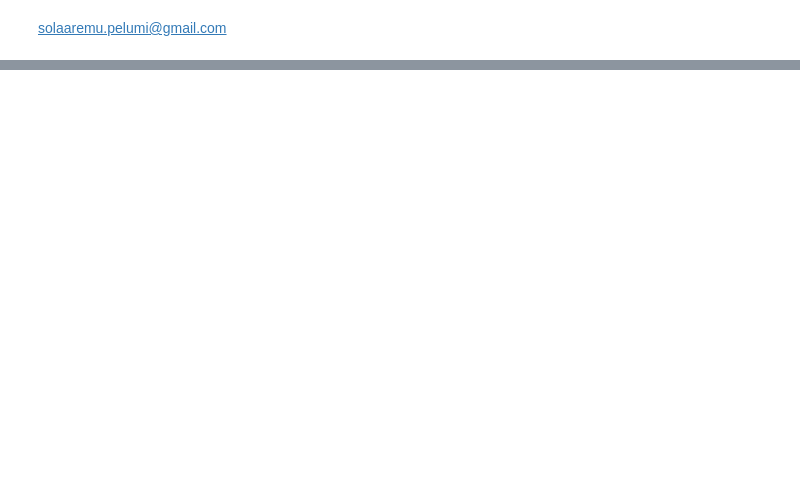
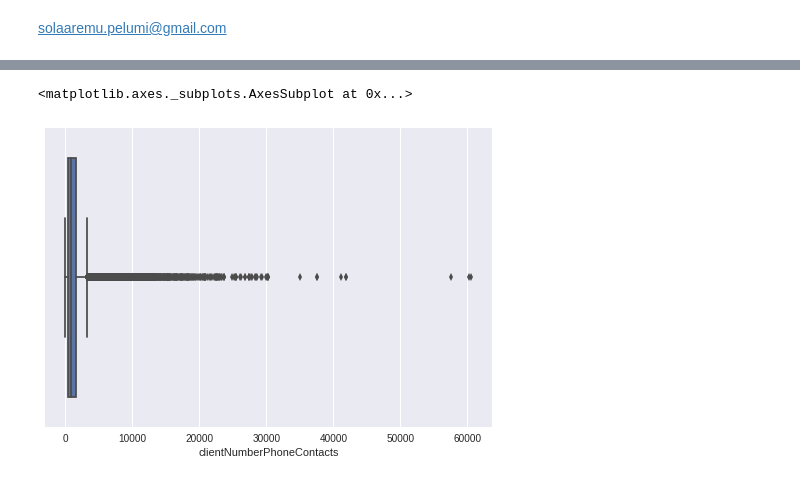
Before and after one commit to Saplos/arise-final-challenge, a Jupyter notebook: arise_final_challenge.ipynb, the cells around one changed output, grey strips where cells are left out. Saved outputs shown, nothing was run; the diff lists cells and outputs as text; code cells hidden in the pictures; blank space fills up the shorter version.

```diff
--- a/arise_final_challenge.ipynb
+++ b/arise_final_challenge.ipynb
@@ -8,0 +211,5 @@ SyntaxError: ignored
+# %%
+sns.boxplot(df['clientNumberPhoneContacts'])
+# %% [output]
+<matplotlib.axes._subplots.AxesSubplot at 0x...>
+[figure, added]
```
Also changed, not shown: parts of 102 cells of this notebook.
